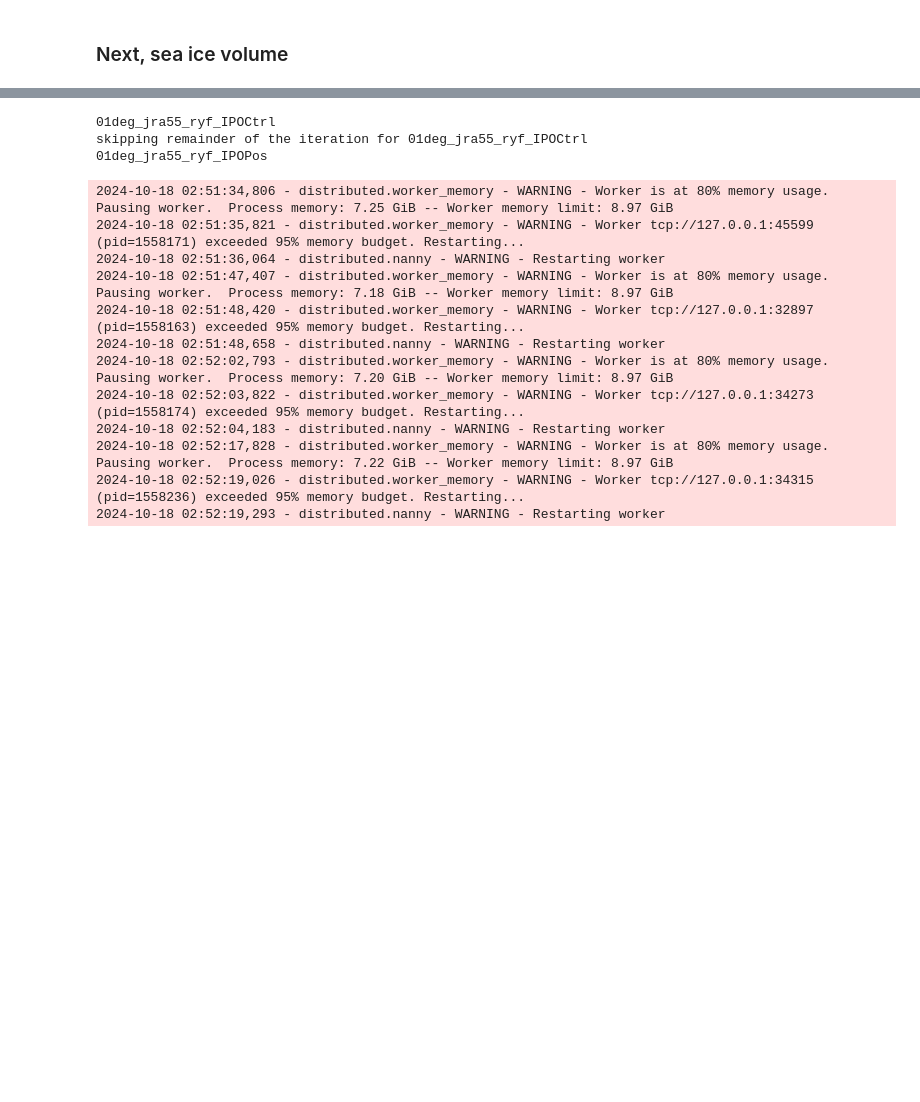
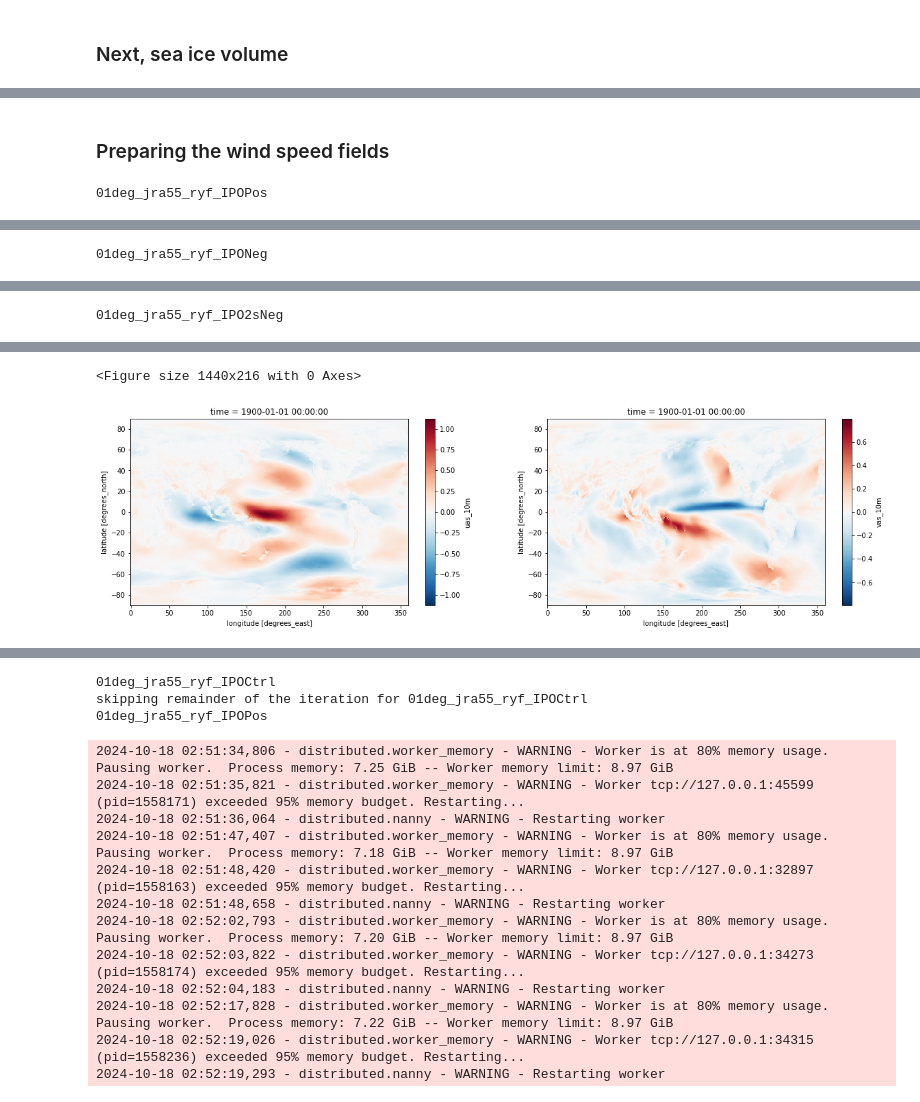
Before and after one commit to mauricehuguenin/sharing, a Jupyter notebook: Sea_ice_extent_and_sea_ice_volume_anomalies.ipynb, the cells around one changed output, grey strips where cells are left out. Drawn from its saved outputs; the diff is of its cells as text; code cells hidden in the pictures; blank space fills up the shorter version.

```diff
--- a/Sea_ice_extent_and_sea_ice_volume_anomalies.ipynb
+++ b/Sea_ice_extent_and_sea_ice_volume_anomalies.ipynb
@@ -433,0 +465,33 @@ Wall time: 3.95 s
+# %% [markdown]
+### Preparing the wind speed fields
+# %%
+%%time
+variablen = ['uas_10m', 'vas_10m']
+plt.figure(figsize=(20,3))
+for e in [1,2,4,6,7]: #[1,2,4]
+    print(exp[e])
+    uas_RYF          = xr.open_mfdataset('/g/data/e14/mv7494/IPOAnt_input/'+'original_RYF.'+variablen[0]+'.1990_1991.nc')[variablen[0]]
+    vas_RYF          = xr.open_mfdataset('/g/data/e14/mv7494/IPOAnt_input/'+'original_RYF.'+variablen[1]+'.1990_1991.nc')[variablen[1]]
+    uas_IPOPos       = xr.open_mfdataset('/g/data/e14/mv7494/IPOAnt_input/positive_phase_fields/'+'RYF.'+variablen[0]+'.1990_1991.nc')[variablen[0]]
+    vas_IPOPos       = xr.open_mfdataset('/g/data/e14/mv7494/IPOAnt_input/positive_phase_fields/'+'RYF.'+variablen[1]+'.1990_1991.nc')[variablen[1]]
+
+
+
+    if e == 1:
+        uas_IPOPos_anom = (uas_IPOPos-uas_RYF)[0,:,:].load()
+        vas_IPOPos_anom = (vas_IPOPos-vas_RYF)[0,:,:].load()
+        plt.figure(figsize=(20,5)); plt.subplot(1,2,1); uas_IPOPos_anom.plot(); plt.subplot(1,2,2); vas_IPOPos_anom.plot()
+    if e == 2:
+        uas_IPONeg_anom = -(uas_IPOPos-uas_RYF)[0,:,:].load()
+        vas_IPONeg_anom = -(vas_IPOPos-vas_RYF)[0,:,:].load()
+    if e in [4,8]:
+        uas_IPO2sNeg_anom = -2*(uas_IPOPos-uas_RYF)[0,:,:].load()
+        vas_IPO2sNeg_anom = -2*(vas_IPOPos-vas_RYF)[0,:,:].load()
+    if e == 6:
+        uas_up10_anom = .1*(uas_RYF)[0,:,:].load()
+        vas_up10_anom = .1*(vas_RYF)[0,:,:].load()
+    if e == 7:
+        uas_down10_anom = -.1*(uas_RYF)[0,:,:].load()
+        vas_down10_anom = -.1*(vas_RYF)[0,:,:].load()
+# %% [output]
+01deg_jra55_ryf_IPOPos
@@ -433,0 +515 @@ Wall time: 3.95 s
+01deg_jra55_ryf_IPONeg
@@ -433,0 +533 @@ Wall time: 3.95 s
+01deg_jra55_ryf_IPO2sNeg
@@ -433,0 +555,2 @@ Wall time: 3.95 s
+<Figure size 1440x216 with 0 Axes>
+[figure, added]
```
Also changed, not shown: parts of 29 cells of this notebook.
